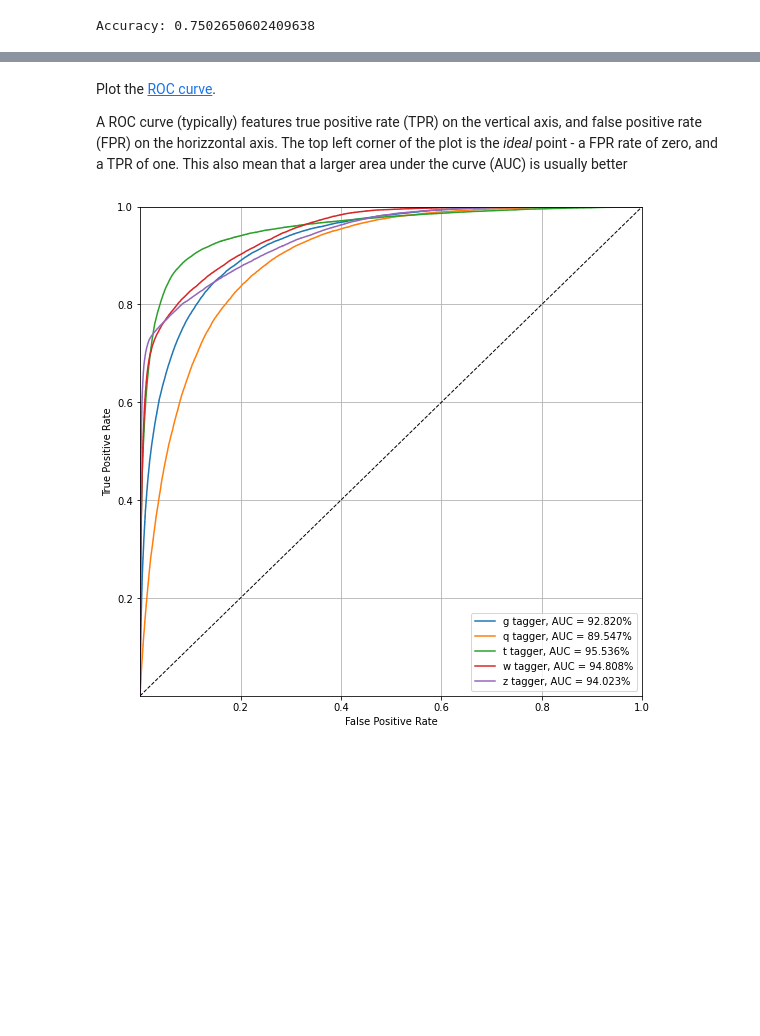
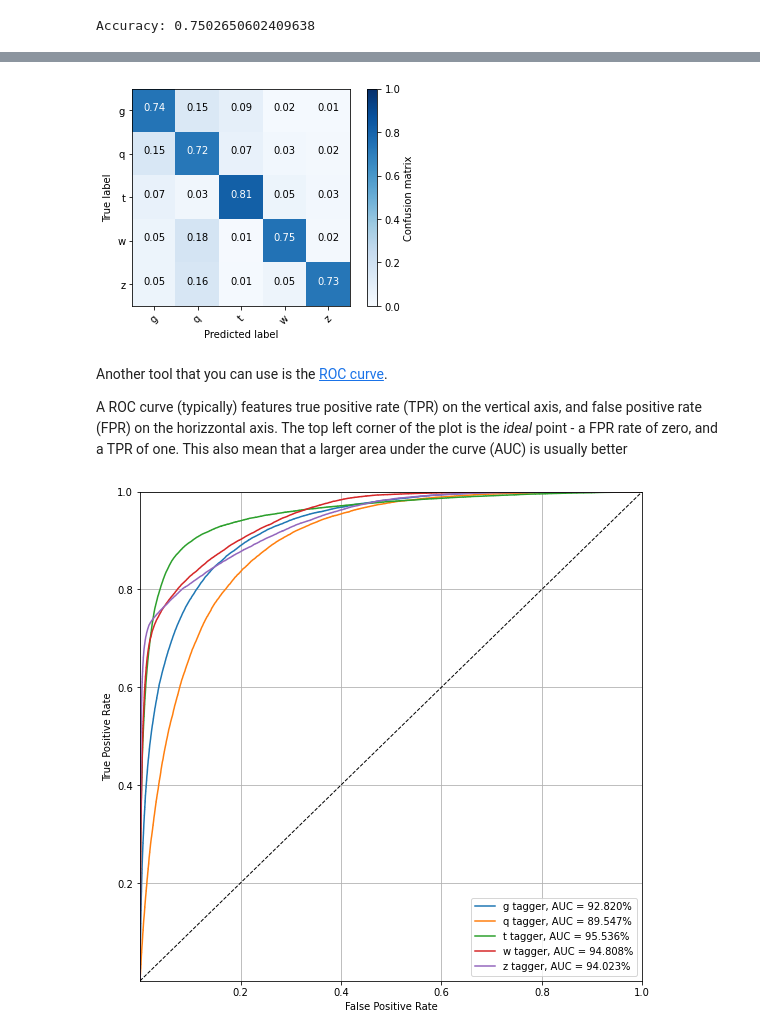
Before and after one commit to fastmachinelearning/hls4ml-tutorial, a Jupyter notebook: part1_getting_started.ipynb, the cells around one changed output, grey strips where cells are left out. Cells and saved outputs as stored; diff of their text form; code cells hidden in the pictures; blank space fills up the shorter version.

Commit message:
[part1_getting_started.ipynb] Add confusion matrix

```diff
--- a/part1_getting_started.ipynb
+++ b/part1_getting_started.ipynb
@@ -258,5 +265,12 @@ Accuracy: 0.7502650602409638
+# %%
+import plotting # Import local package plotting.py
+from sklearn.metrics import confusion_matrix
+cm = confusion_matrix(y_true=np.argmax(y_test, axis=1), y_pred=np.argmax(y_keras, axis=1))
+_ = plotting.plot_confusion_matrix(cm, le.classes_)
+# %% [output]
+[figure, added]
 # %% [markdown]
-Plot the [ROC curve](https://developers.google.com/machine-learning/crash-course/classification/roc-and-auc).
+Another tool that you can use is the [ROC curve](https://developers.google.com/machine-learning/crash-course/classification/roc-and-auc).
 
 A ROC curve (typically) features true positive rate (TPR) on the vertical axis, and false positive rate (FPR) on the horizzontal axis. The top left corner of the plot is the _ideal_ point - a FPR rate of zero, and a TPR of one. This also mean that a larger area under the curve (AUC) is usually better
 # %%
```
Also changed, not shown: parts of 10 cells of this notebook, 2 other files.
